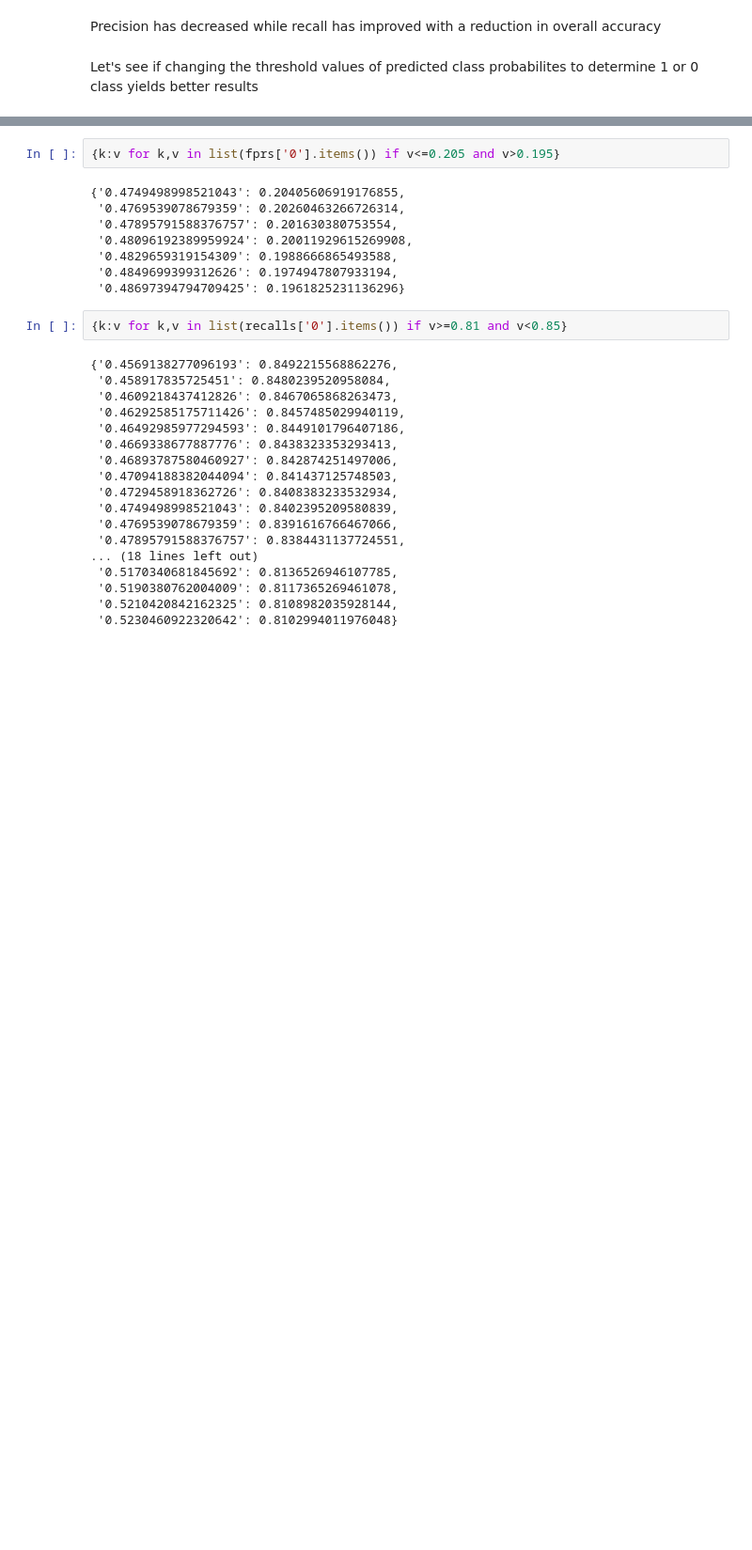
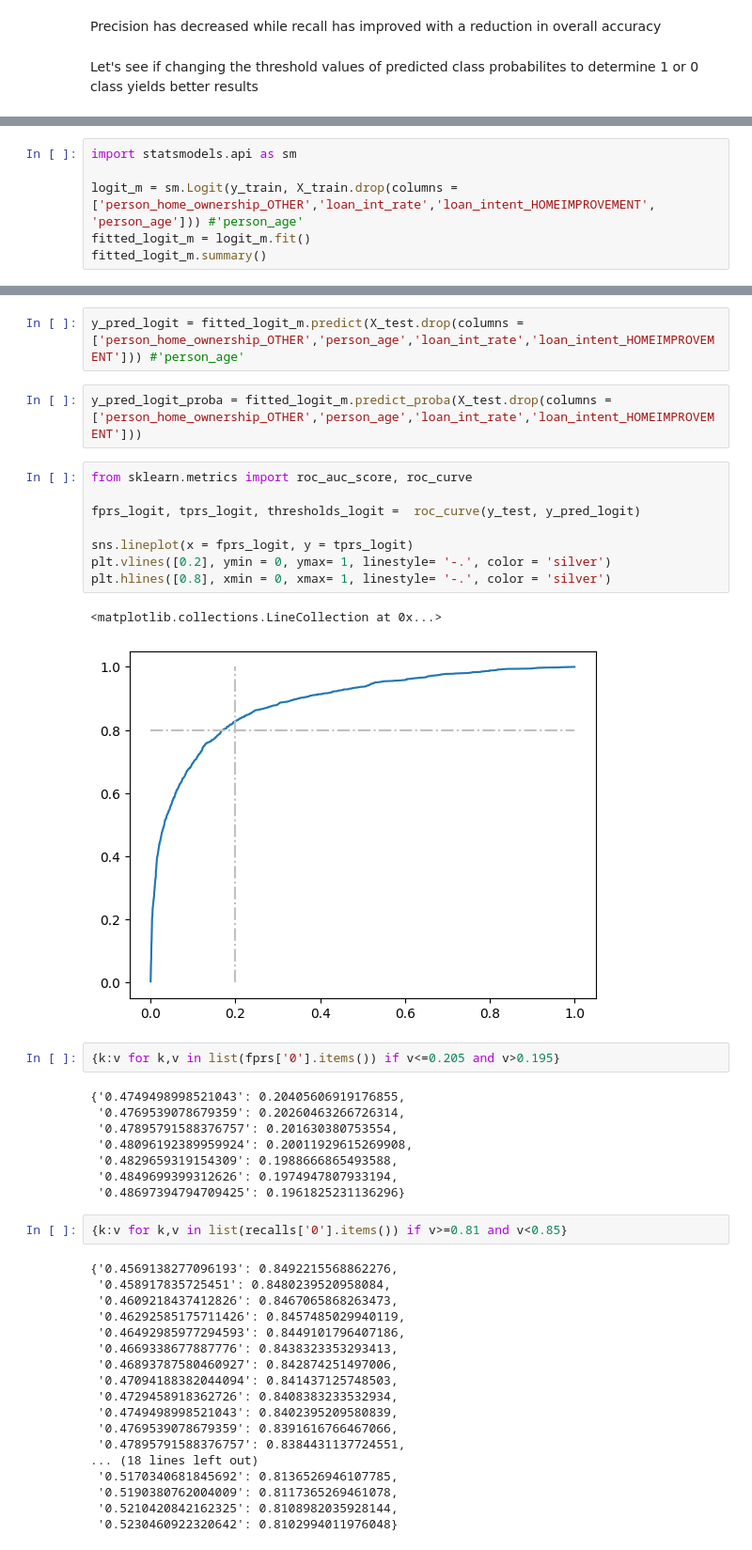
Before and after one commit to ricrichardthomas1/kaggle_loan, a Jupyter notebook: notebooks/loan_approval.ipynb, the cells around one changed output, grey strips where cells are left out. Shown at 94% size. Cells and saved outputs as stored; diff of their text form; blank space fills up the shorter version.

```diff
--- a/notebooks/loan_approval.ipynb
+++ b/notebooks/loan_approval.ipynb
@@ -512,0 +538,6 @@ accuracies, precisions, recalls, specificities, fprs, f1_scores = roc_log_reg([y
+# %%
+import statsmodels.api as sm
+
+logit_m = sm.Logit(y_train, X_train.drop(columns = ['person_home_ownership_OTHER','loan_int_rate','loan_intent_HOMEIMPROVEMENT', 'person_age'])) #'person_age'
+fitted_logit_m = logit_m.fit()
+fitted_logit_m.summary()
@@ -513,3 +570,18 @@ accuracies, precisions, recalls, specificities, fprs, f1_scores = roc_log_reg([y
+# %%
+y_pred_logit = fitted_logit_m.predict(X_test.drop(columns = ['person_home_ownership_OTHER','person_age','loan_int_rate','loan_intent_HOMEIMPROVEMENT'])) #'person_age'
+# %%
+y_pred_logit_proba = fitted_logit_m.predict_proba(X_test.drop(columns = ['person_home_ownership_OTHER','person_age','loan_int_rate','loan_intent_HOMEIMPROVEMENT']))
+# %%
+from sklearn.metrics import roc_auc_score, roc_curve
+
+fprs_logit, tprs_logit, thresholds_logit =  roc_curve(y_test, y_pred_logit)
+
+sns.lineplot(x = fprs_logit, y = tprs_logit)
+plt.vlines([0.2], ymin = 0, ymax= 1, linestyle= '-.', color = 'silver')
+plt.hlines([0.8], xmin = 0, xmax= 1, linestyle= '-.', color = 'silver')
+# %% [output]
+<matplotlib.collections.LineCollection at 0x...>
+[figure, added]
 # %%
 {k:v for k,v in list(fprs['0'].items()) if v<=0.205 and v>0.195}
 # %% [output]
```
Also changed, not shown: parts of 20 cells of this notebook, 1 other file.
